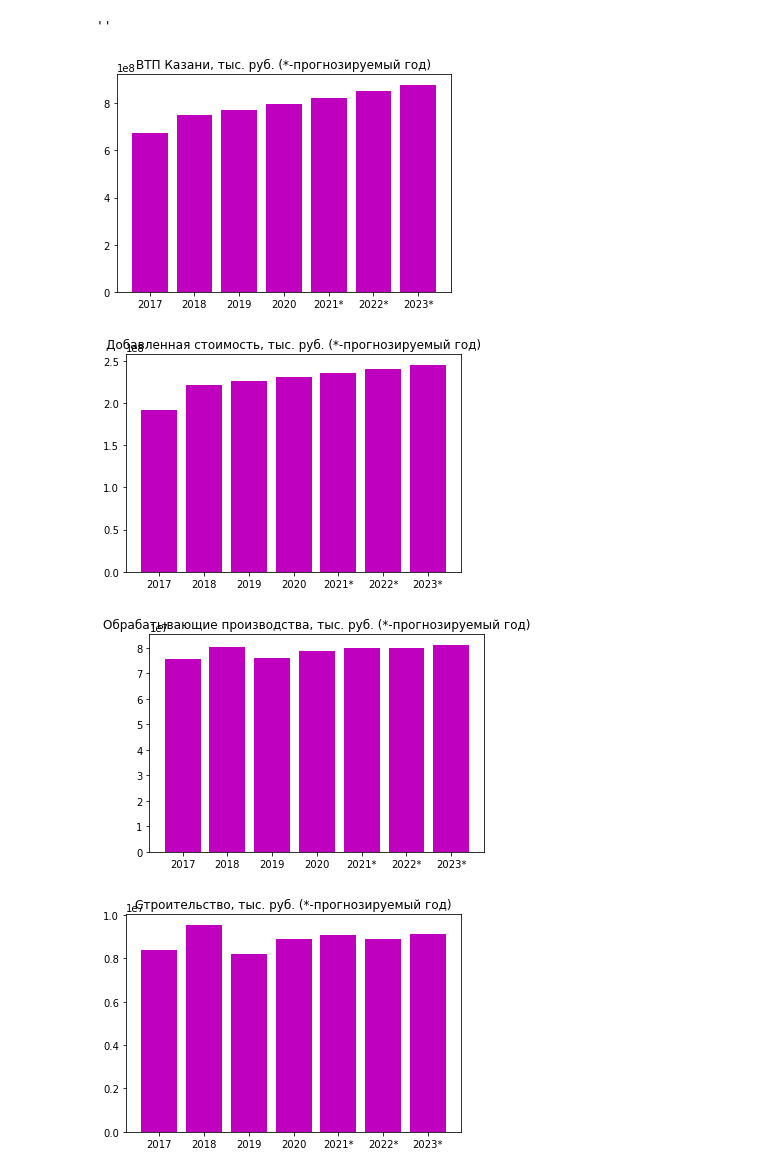
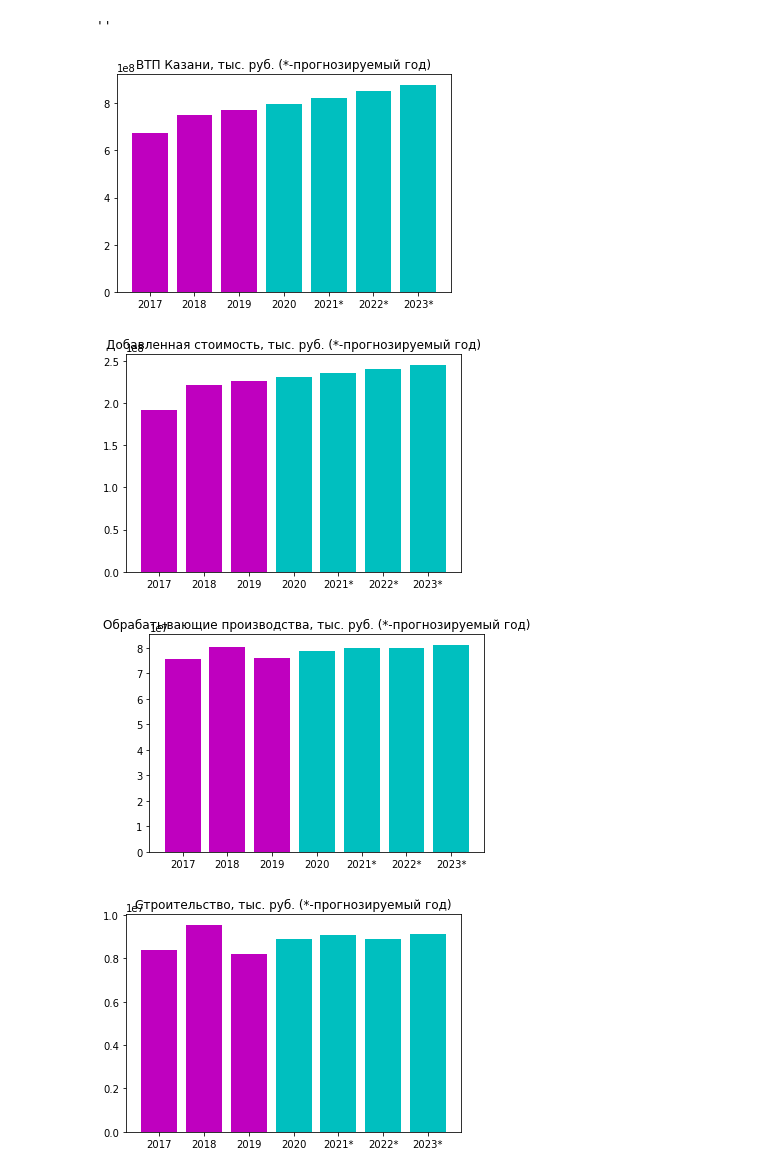
Before and after one commit to Gemnen/histograms, a Jupyter notebook: draw-histogram.ipynb, the cells around one changed output. Cells and saved outputs as stored; diff of their text form; code cells hidden in the pictures.

```diff
--- a/draw-histogram.ipynb
+++ b/draw-histogram.ipynb
@@ -51,24 +51,24 @@ split_sheet_year.pop(-1)
 # %%
 # формирование графиков
 # в split_sheet_year хранится период, за который формировалась таблица
 axis_x = list(split_sheet_year)
 len_axis_x=int(len(axis_x))
 for i in range(0,(len_axis_x)):
     if i > 3:
         axis_x[i]=axis_x[i] + "*"
 for counter in range(0,len_df_no_nan):
     #value_for_check=list(excel_data.iloc[int(counter),2:])
     value_for_check=list(df_no_nan.iloc[int(counter),2:])
     if int(value_for_check[3])> 10:
         y_pos= np.arange(len(split_sheet_year))
         axis_y=list(df_no_nan.iloc[int(counter),2:])
         title=str(df_no_nan.iloc[int(counter),0])
         plt.title(title + " (*-прогнозируемый год)")
-        plt.bar(axis_x,axis_y,align="center",color="m")
+        plt.bar(axis_x,axis_y,align="center",color=["m"]*3+["c"]*4)
         plt.savefig('images/histogram ' + title + '.pdf')
         plt.show()
 # %% [output]
-[figure, old version]
+[figure, new version]
-[figure, old version]
+[figure, new version]
-[figure, old version]
+[figure, new version]
-[figure, old version]
+[figure, new version]
```
Also changed, not shown: parts of 1 cell of this notebook.
